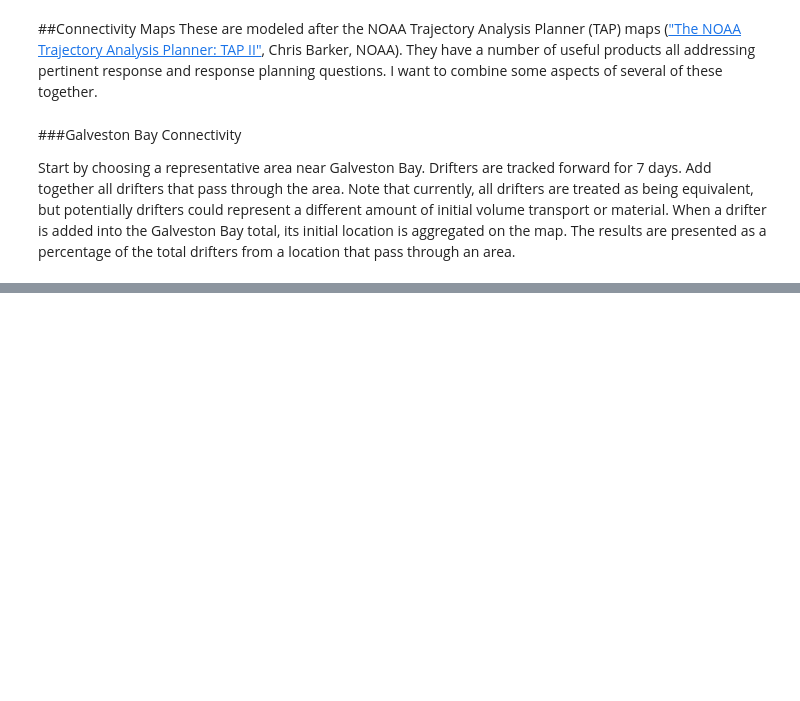
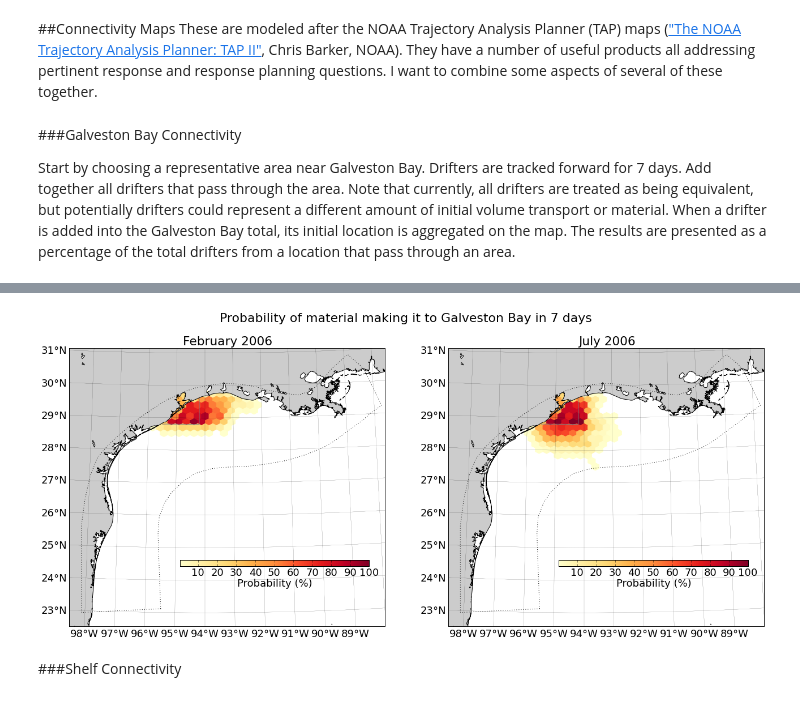
Before and after one commit to kthyng/gisr, a Jupyter notebook: all_f.ipynb, the cells around one changed output, grey strips where cells are left out. Saved outputs shown, nothing was run; the diff lists cells and outputs as text; code cells hidden in the pictures; blank space fills up the shorter version.

```diff
--- a/all_f.ipynb
+++ b/all_f.ipynb
@@ -188,0 +168,19 @@ lonp.shape[0]
+# %%
+fig = figure(figsize=(22,10))
+# February Plot
+ax = fig.add_subplot(1,2,1)
+tracpy.plotting.hist(lonF, latF, 'all_f/galveston', grid=grid, which='hexbin',
+                    tind='other', C=1/(12.*nfiles), vmax=100., fig=fig, ax=ax,
+                    Title='February 2006', Label='Probability (%)')
+xline, yline = grid['basemap']([-95.5,-94.2,-94.2],[28.8,28.8,29.6])
+ax.plot(xline, yline, color='grey', linewidth=1)
+# July Plot
+ax = fig.add_subplot(1,2,2)
+tracpy.plotting.hist(lonJ, latJ, 'all_f/galveston', grid=grid, which='hexbin',
+                    tind='other', C=1/(12.*nfiles), vmax=100., fig=fig, ax=ax,
+                    Title='July 2006', Label='Probability (%)')
+ax.plot(xline, yline, color='grey', linewidth=1)
+fig.suptitle('Probability of material making it to Galveston Bay in 7 days', fontsize=22, y=.94)
+savefig('figures/all_f/galvestonhisthexbin.png', bbox_inches='tight')
+# %% [output]
+[figure, added]
@@ -188,0 +209,2 @@ lonp.shape[0]
+# %% [markdown]
+###Shelf Connectivity
```
Also changed, not shown: parts of 12 cells of this notebook.
